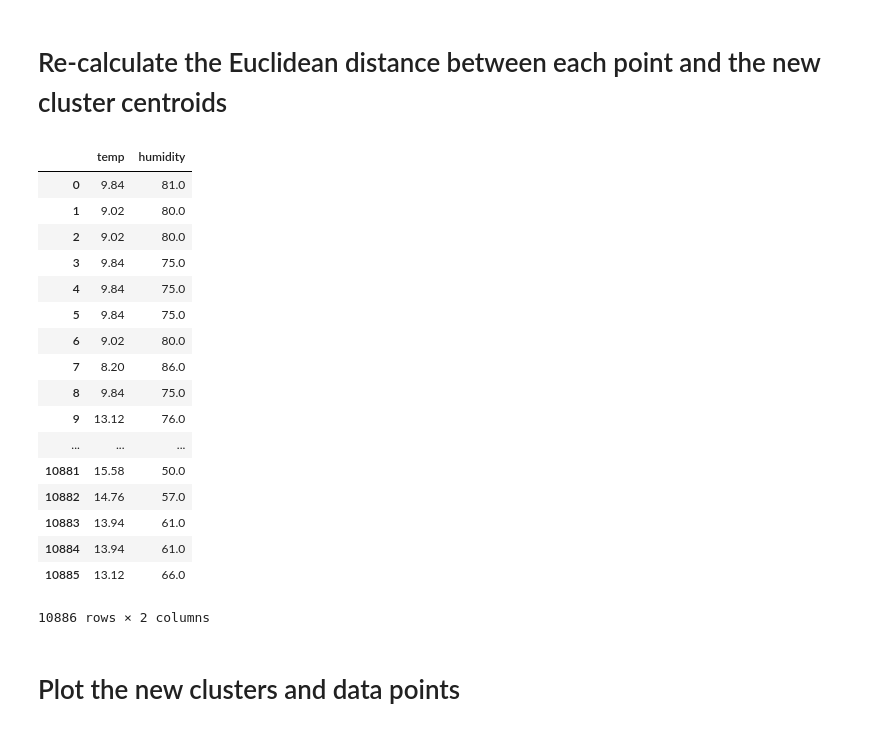
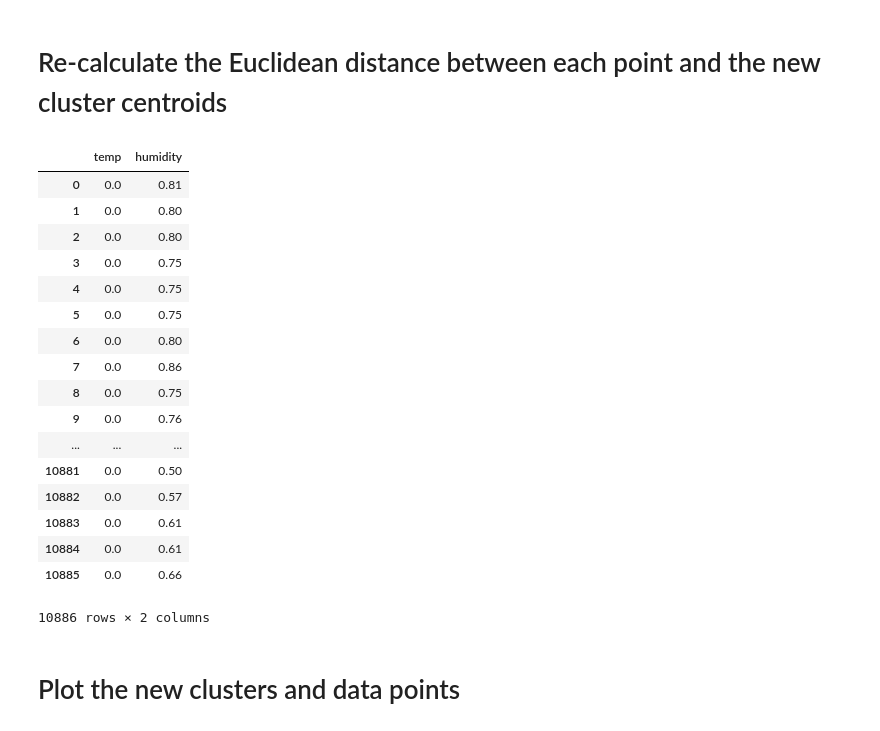
Before and after one commit to heynellywelly/k-means-clustering-exploration, a Jupyter notebook: k_means_cluster/K_Means_Clustering.ipynb, the cells around one changed output. Cells and saved outputs as stored; diff of their text form; code cells hidden in the pictures.

```diff
--- a/k_means_cluster/K_Means_Clustering.ipynb
+++ b/k_means_cluster/K_Means_Clustering.ipynb
@@ -20,0 +43,17 @@ df.head()
+# %%
+def scale_my_values(row):
+    # This is zero because the max - min value is zero
+    # I simply assigned this to be zero to save on computations
+    scaled_temp = 0
+
+    # Denominator of the humidity feature
+    denom_humidity = 100
+
+    scaled_humidity = np.divide(
+        row['humidity'] - min_humid,    # This is the numerator
+        denom_humidity
+    )
+
+    return pd.Series([scaled_temp, scaled_humidity], index=['temp', 'humidity'])
+# %%
+scaled_df = df.apply(scale_my_values, axis=1)
@@ -41,7 +89,10 @@ def calc_within_cluster_sse(num_clusters):
     # Select num_clusters worth of random points to initialize as the centroid mean
     centroids = []
     for i in range(0, num_clusters):
-        centroids.append((df.iloc[np.random.randint(0, df.shape[0])]['temp'], df.iloc[np.random.randint(0, df.shape[0])]['humidity']))
+        centroids.append((
+            scaled_df.iloc[np.random.randint(0, scaled_df.shape[0])]['temp'],
+            scaled_df.iloc[np.random.randint(0, scaled_df.shape[0])]['humidity']
+        ))
 
     # Initialize a dictionary of K lists to store the points that map to the closest centroid
     centroid_to_row_num = {}
@@ -50,7 +101,7 @@ def calc_within_cluster_sse(num_clusters):
         centroid_to_row_num[each_cluster_index] = []
 
     # Assign the data points to the nearest cluster
-    df.apply(find_closest_centroid, args=(centroids, centroid_to_row_num,), axis=1)
+    scaled_df.apply(find_closest_centroid, args=(centroids, centroid_to_row_num,), axis=1)
 
     # Calculate the average within-cluster sum-of-squared errors across all clusters
     avg_within_cluster_sse = 0
@@ -119,7 +174,10 @@ num_clusters = 4
 # %%
 centroids = []
 for i in range(0, num_clusters):
-    centroids.append((df.iloc[np.random.randint(0, df.shape[0])]['temp'], df.iloc[np.random.randint(0, df.shape[0])]['humidity']))
+    centroids.append((
+        scaled_df.iloc[np.random.randint(0, scaled_df.shape[0])]['temp'],
+        scaled_df.iloc[np.random.randint(0, scaled_df.shape[0])]['humidity']
+    ))
 # %%
 centroids
 # %% [output]
@@ -179,25 +237,25 @@ centroids
 # %% [markdown]
 # Re-calculate the Euclidean distance between each point and the new cluster centroids
 # %%
-df.apply(find_closest_centroid, args=(centroids, centroid_to_row_num,), axis=1)
+scaled_df.apply(find_closest_centroid, args=(centroids, centroid_to_row_num,), axis=1)
 # %% [output]
 |  | temp | humidity |
-| 0 | 9.84 | 81.0 |
-| 1 | 9.02 | 80.0 |
-| 2 | 9.02 | 80.0 |
-| 3 | 9.84 | 75.0 |
-| 4 | 9.84 | 75.0 |
-| 5 | 9.84 | 75.0 |
-| 6 | 9.02 | 80.0 |
-| 7 | 8.20 | 86.0 |
-| 8 | 9.84 | 75.0 |
-| 9 | 13.12 | 76.0 |
+| 0 | 0.0 | 0.81 |
+| 1 | 0.0 | 0.80 |
+| 2 | 0.0 | 0.80 |
+| 3 | 0.0 | 0.75 |
+| 4 | 0.0 | 0.75 |
+| 5 | 0.0 | 0.75 |
+| 6 | 0.0 | 0.80 |
+| 7 | 0.0 | 0.86 |
+| 8 | 0.0 | 0.75 |
+| 9 | 0.0 | 0.76 |
 | ... | ... | ... |
-| 10881 | 15.58 | 50.0 |
-| 10882 | 14.76 | 57.0 |
-| 10883 | 13.94 | 61.0 |
-| 10884 | 13.94 | 61.0 |
-| 10885 | 13.12 | 66.0 |
+| 10881 | 0.0 | 0.50 |
+| 10882 | 0.0 | 0.57 |
+| 10883 | 0.0 | 0.61 |
+| 10884 | 0.0 | 0.61 |
+| 10885 | 0.0 | 0.66 |
 10886 rows × 2 columns
 # %% [markdown]
 # Plot the new clusters and data points
```
Also changed, not shown: parts of 11 cells of this notebook.
